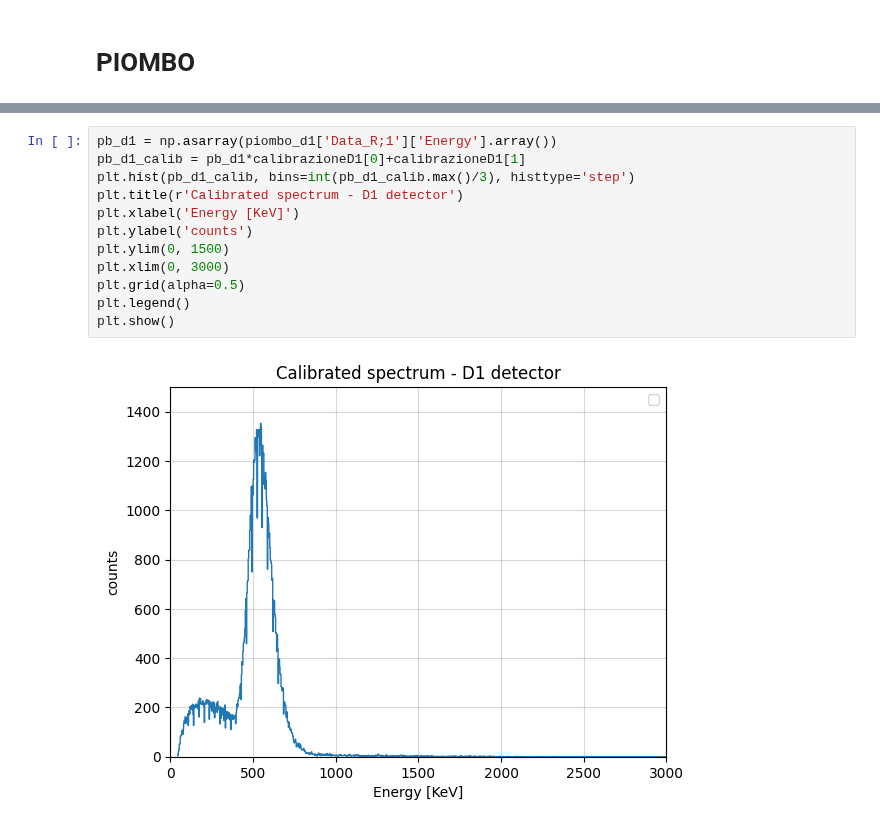
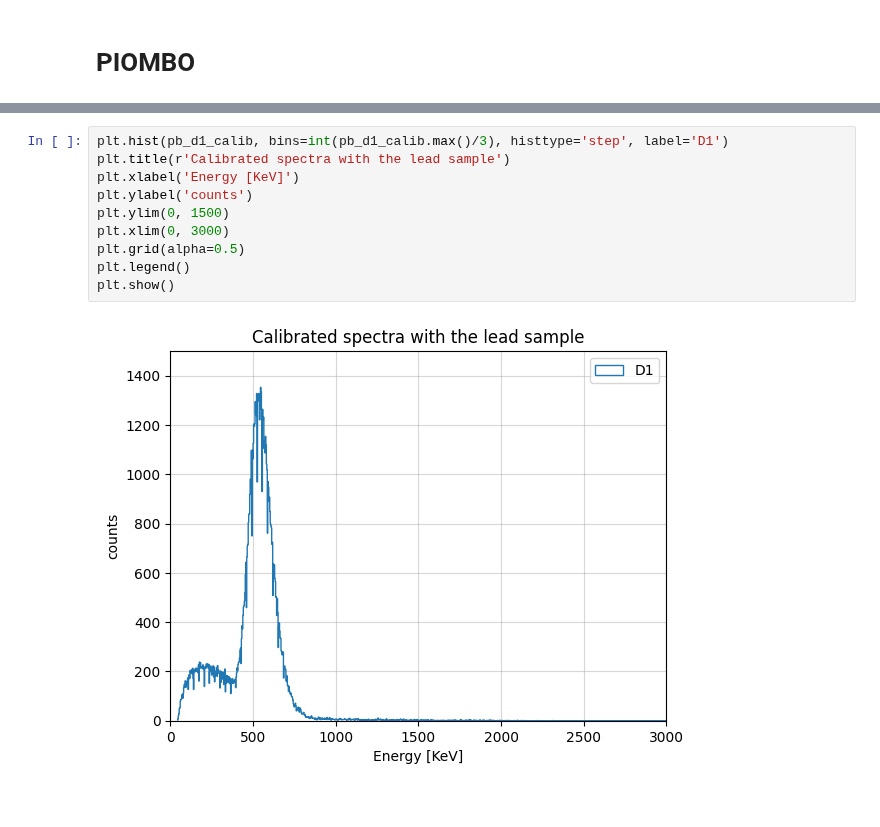
Before and after one commit to b3n3d3tt4/imaging, a Jupyter notebook: analisi.ipynb, the cells around one changed output, grey strips where cells are left out. Cells and saved outputs as stored; diff of their text form.

```diff
--- a/analisi.ipynb
+++ b/analisi.ipynb
@@ -185,14 +251,12 @@ piombo_d1 = uproot.open('data_imaging\\group23_30min_lead_21000+22000+22000forwa
 # %%
-pb_d1 = np.asarray(piombo_d1['Data_R;1']['Energy'].array())
-pb_d1_calib = pb_d1*calibrazioneD1[0]+calibrazioneD1[1]
-plt.hist(pb_d1_calib, bins=int(pb_d1_calib.max()/3), histtype='step')
-plt.title(r'Calibrated spectrum - D1 detector')
+plt.hist(pb_d1_calib, bins=int(pb_d1_calib.max()/3), histtype='step', label='D1')
+plt.title(r'Calibrated spectra with the lead sample')
 plt.xlabel('Energy [KeV]')
 plt.ylabel('counts')
 plt.ylim(0, 1500)
 plt.xlim(0, 3000)
 plt.grid(alpha=0.5)
 plt.legend()
 plt.show()
 # %% [output]
-[figure, old version]
+[figure, new version]
```
Also changed, not shown: parts of 7 cells of this notebook.
